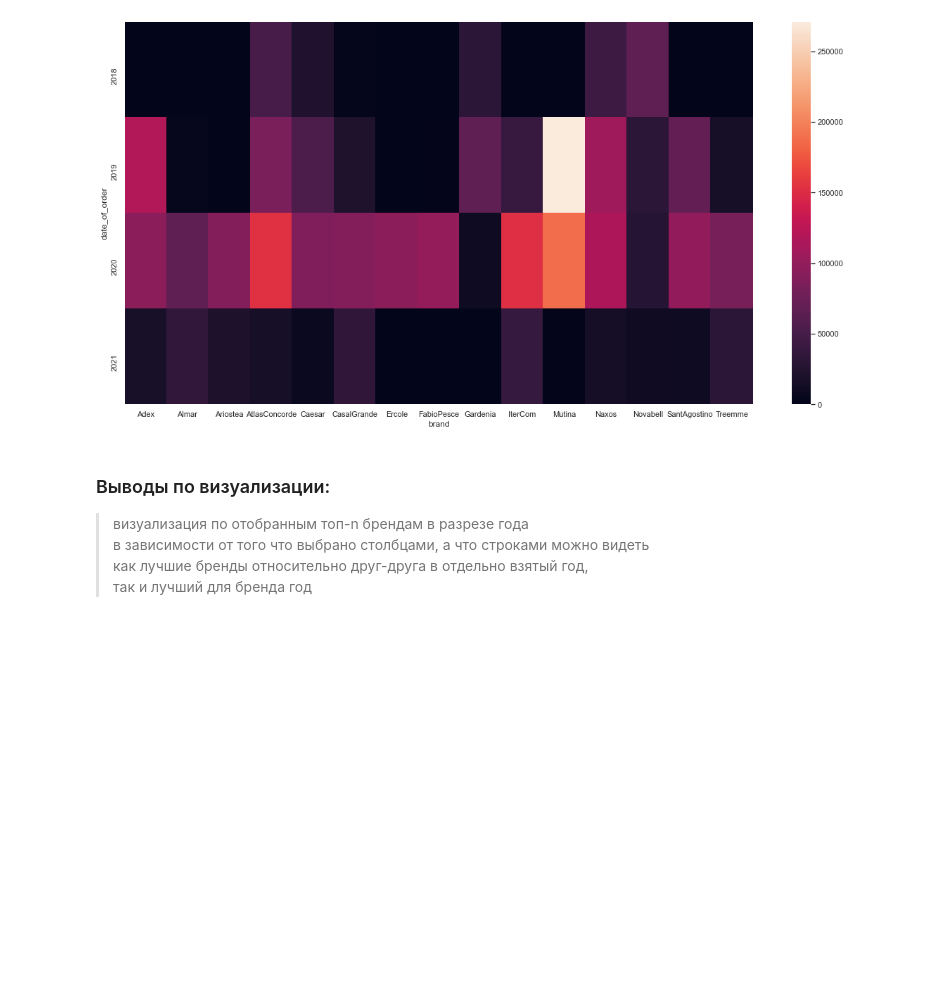
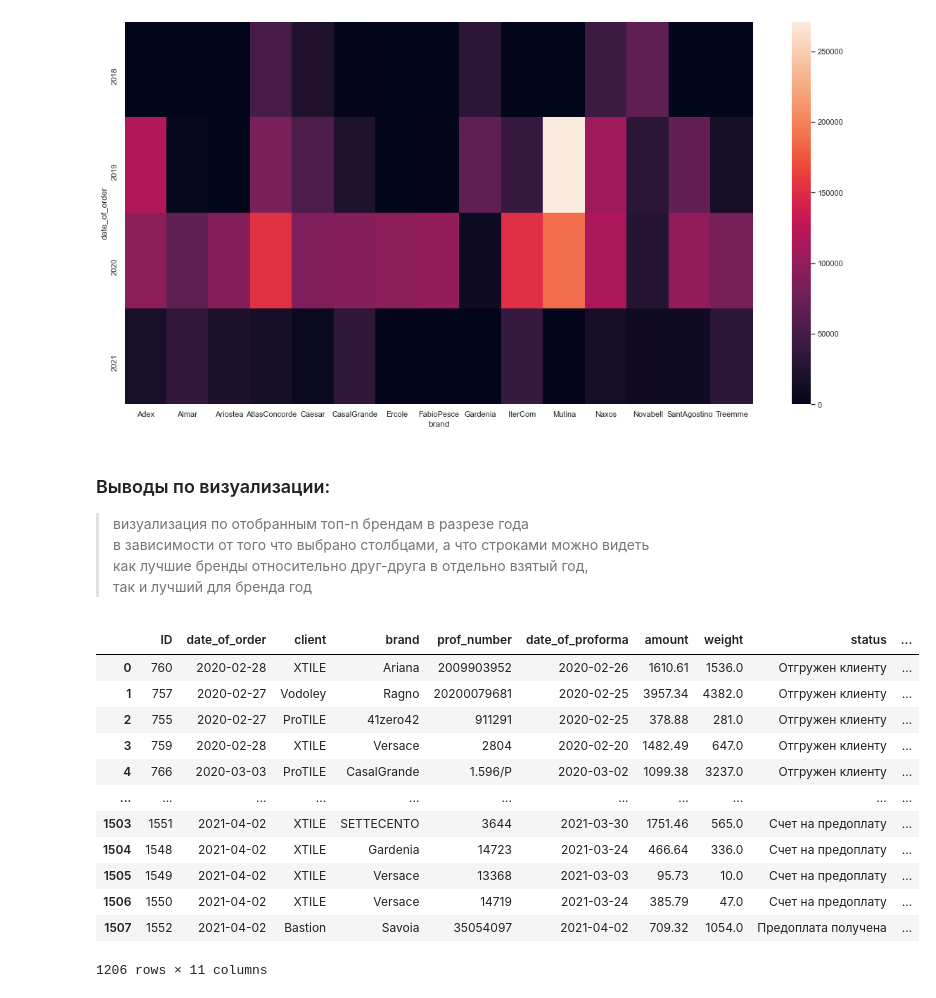
Before and after one commit to Alexander-Chernetsov/pyda-18-hw, a Jupyter notebook: hw-15/hw-15.ipynb, the cells around one changed output. Drawn from its saved outputs; the diff is of its cells as text; code cells hidden in the pictures; blank space fills up the shorter version.

```diff
--- a/hw-15/hw-15.ipynb
+++ b/hw-15/hw-15.ipynb
@@ -323,3 +359,25 @@ sns.heatmap(table)
 в зависимости от того что выбрано столбцами, а что строками можно видеть \
 как лучшие бренды относительно друг-друга в отдельно взятый год, \
 так и лучший для бренда год
+# %%
+# топ-n клиентов за всё время
+figure = 15
+# формируем топ-n таблицу
+df_clients_top = df.groupby(df['client']).sum().drop('ID', 1).sort_values(by='amount', ascending=False).head(figure)
+# формируем таблицу только с брендами из топ-n
+df_heat = df.loc[df['client'].isin(df_clients_top.index.tolist())] #.groupby(df['brand']).sum().drop('ID', 1).sort_values(by='amount', ascending=False)
+df_heat
+# %% [output]
+|  | ID | date_of_order | client | brand | prof_number | date_of_proforma | amount | weight | status | ... |
+| 0 | 760 | 2020-02-28 | XTILE | Ariana | 2009903952 | 2020-02-26 | 1610.61 | 1536.0 | Отгружен клиенту | ... |
+| 1 | 757 | 2020-02-27 | Vodoley | Ragno | 20200079681 | 2020-02-25 | 3957.34 | 4382.0 | Отгружен клиенту | ... |
+| 2 | 755 | 2020-02-27 | ProTILE | 41zero42 | 911291 | 2020-02-25 | 378.88 | 281.0 | Отгружен клиенту | ... |
+| 3 | 759 | 2020-02-28 | XTILE | Versace | 2804 | 2020-02-20 | 1482.49 | 647.0 | Отгружен клиенту | ... |
+| 4 | 766 | 2020-03-03 | ProTILE | CasalGrande | 1.596/P | 2020-03-02 | 1099.38 | 3237.0 | Отгружен клиенту | ... |
+| ... | ... | ... | ... | ... | ... | ... | ... | ... | ... | ... |
+| 1503 | 1551 | 2021-04-02 | XTILE | SETTECENTO | 3644 | 2021-03-30 | 1751.46 | 565.0 | Счет на предоплату | ... |
+| 1504 | 1548 | 2021-04-02 | XTILE | Gardenia | 14723 | 2021-03-24 | 466.64 | 336.0 | Счет на предоплату | ... |
+| 1505 | 1549 | 2021-04-02 | XTILE | Versace | 13368 | 2021-03-03 | 95.73 | 10.0 | Счет на предоплату | ... |
+| 1506 | 1550 | 2021-04-02 | XTILE | Versace | 14719 | 2021-03-24 | 385.79 | 47.0 | Счет на предоплату | ... |
+| 1507 | 1552 | 2021-04-02 | Bastion | Savoia | 35054097 | 2021-04-02 | 709.32 | 1054.0 | Предоплата получена | ... |
+1206 rows × 11 columns
```
Also changed, not shown: parts of 7 cells of this notebook.
